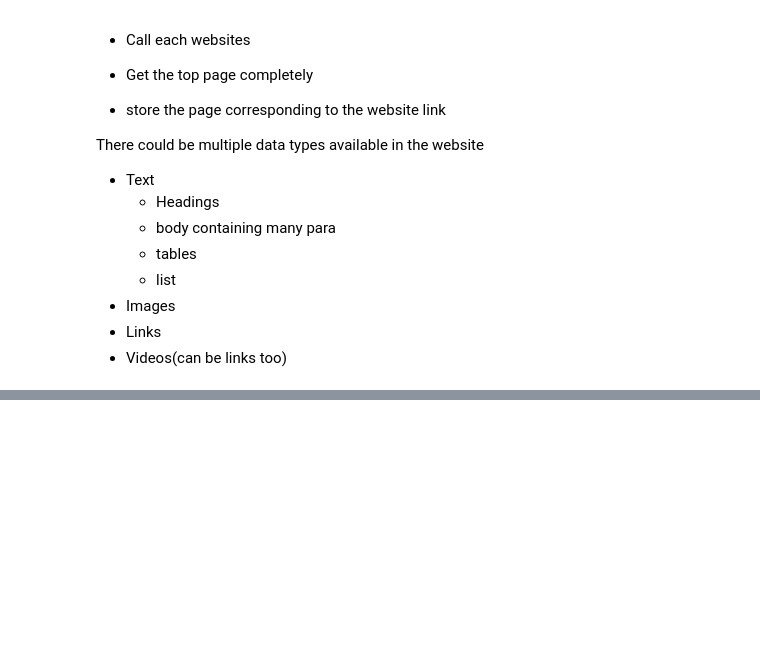
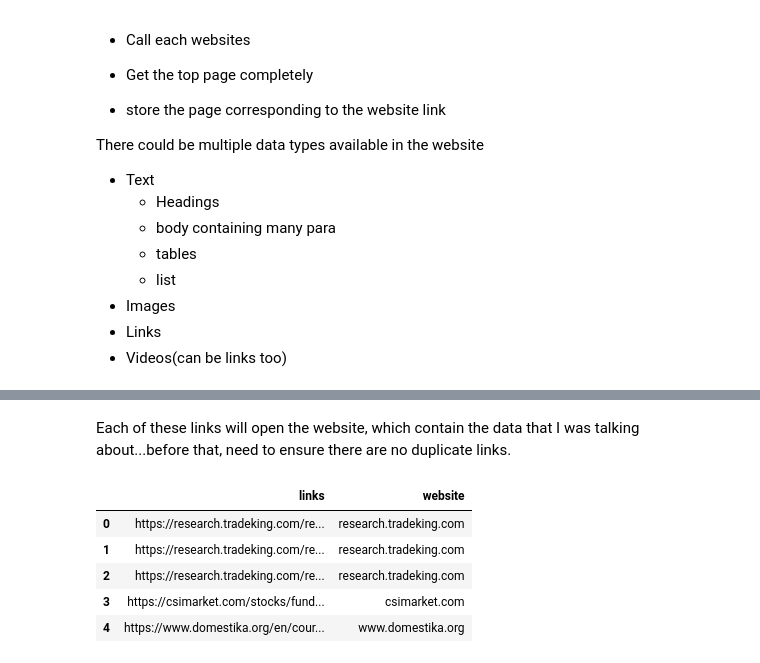
Before and after one commit to Kamalabot/Datagathering_Automation, a Jupyter notebook: Scraping_websites.ipynb, the cells around one changed output, grey strips where cells are left out. Cells and saved outputs as stored; diff of their text form; code cells hidden in the pictures; blank space fills up the shorter version.

Commit message:
Adding the updated scraping website notebook

```diff
--- a/Scraping_websites.ipynb
+++ b/Scraping_websites.ipynb
@@ -185,0 +303,27 @@ for x in heading:
+# %% [markdown]
+Each of these links will open the website, which contain the data that I was talking about...before that, need to ensure there are no duplicate links.
+# %%
+#Links for website scraping
+scrap_link = []
+for extract in found_link:
+    for e in extract:
+        if e not in scrap_link:
+            scrap_link.append(e)
+        else:
+            continue
+# %%
+#based on the links, the dataframe can be created.
+data_collector = pd.DataFrame()
+# %%
+data_collector['links'] = scrap_link #Sending the links into the dataframe
+# %%
+data_collector.loc[:,'website'] = data_collector.links.apply(lambda x: urlparse(x).netloc)
+# %%
+data_collector.head()
+# %% [output]
+|  | links | website |
+| 0 | https://research.tradeking.com/re... | research.tradeking.com |
+| 1 | https://research.tradeking.com/re... | research.tradeking.com |
+| 2 | https://research.tradeking.com/re... | research.tradeking.com |
+| 3 | https://csimarket.com/stocks/fund... | csimarket.com |
+| 4 | https://www.domestika.org/en/cour... | www.domestika.org |
```
Also changed, not shown: parts of 77 cells of this notebook, 2 other files.
